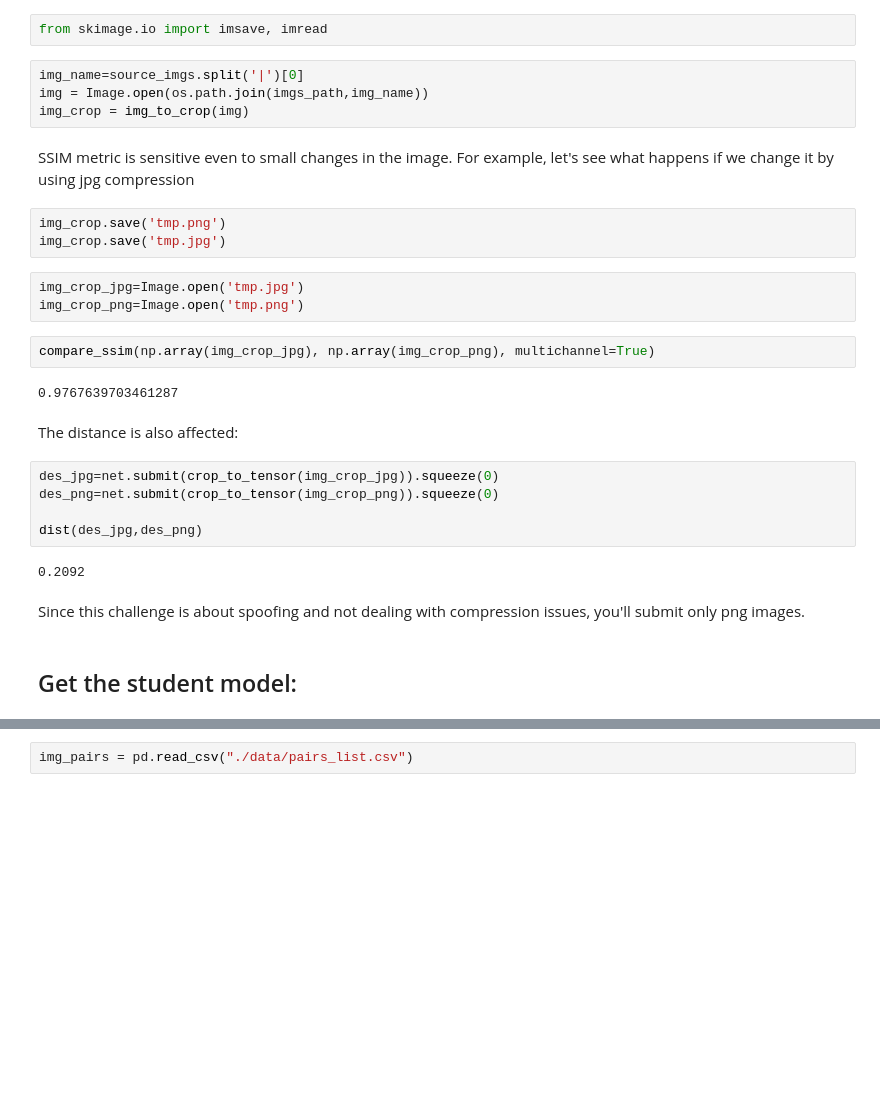
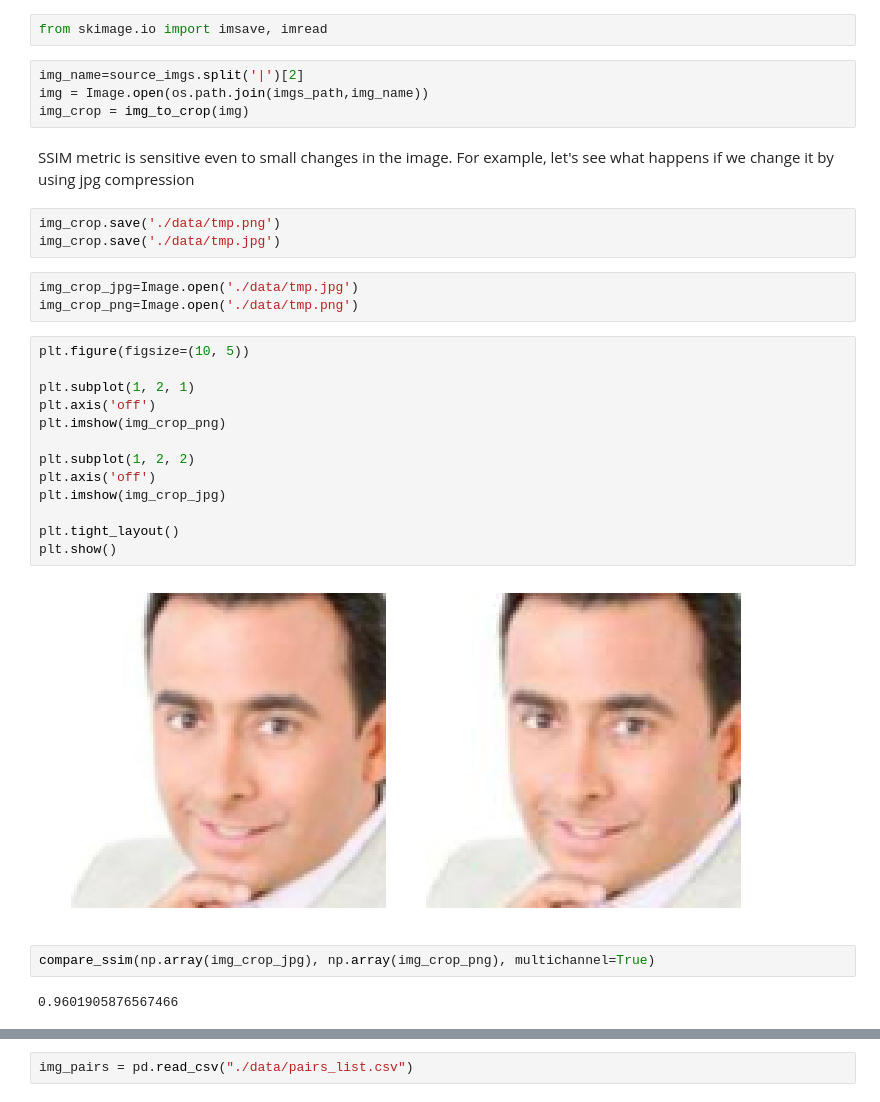
Before and after one commit to gasparian/MCS2018.Baseline, a Jupyter notebook: exlpore.ipynb, the cells around one changed output, grey strips where cells are left out. Cells and saved outputs as stored; diff of their text form; blank space fills up the shorter version.

```diff
--- a/exlpore.ipynb
+++ b/exlpore.ipynb
@@ -166,31 +221,33 @@ def crop_to_tensor(img):
 # %%
 from skimage.io import imsave, imread
 # %%
-img_name=source_imgs.split('|')[0]
+img_name=source_imgs.split('|')[2]
 img = Image.open(os.path.join(imgs_path,img_name))
 img_crop = img_to_crop(img)
 # %% [markdown]
 SSIM metric is sensitive even to small changes in the image. For example, let's see what happens if we change it by using jpg compression
 # %%
-img_crop.save('tmp.png')
-img_crop.save('tmp.jpg')
+img_crop.save('./data/tmp.png')
+img_crop.save('./data/tmp.jpg')
 # %%
-img_crop_jpg=Image.open('tmp.jpg')
-img_crop_png=Image.open('tmp.png')
+img_crop_jpg=Image.open('./data/tmp.jpg')
+img_crop_png=Image.open('./data/tmp.png')
+# %%
+plt.figure(figsize=(10, 5))
+
+plt.subplot(1, 2, 1)
+plt.axis('off')
+plt.imshow(img_crop_png)
+
+plt.subplot(1, 2, 2)
+plt.axis('off')
+plt.imshow(img_crop_jpg)
+
+plt.tight_layout()
+plt.show()
+# %% [output]
+[figure, added]
 # %%
 compare_ssim(np.array(img_crop_jpg), np.array(img_crop_png), multichannel=True)
 # %% [output]
-0.9767639703461287
+0.9601905876567466
-# %% [markdown]
-The distance is also affected:
-# %%
-des_jpg=net.submit(crop_to_tensor(img_crop_jpg)).squeeze(0)
-des_png=net.submit(crop_to_tensor(img_crop_png)).squeeze(0)
-
-dist(des_jpg,des_png)
-# %% [output]
-0.2092
-# %% [markdown]
-Since this challenge is about spoofing and not dealing with compression issues, you'll submit only png images.
-# %% [markdown]
-## Get the student model:
```
Also changed, not shown: parts of 54 cells of this notebook, 2 other files.
